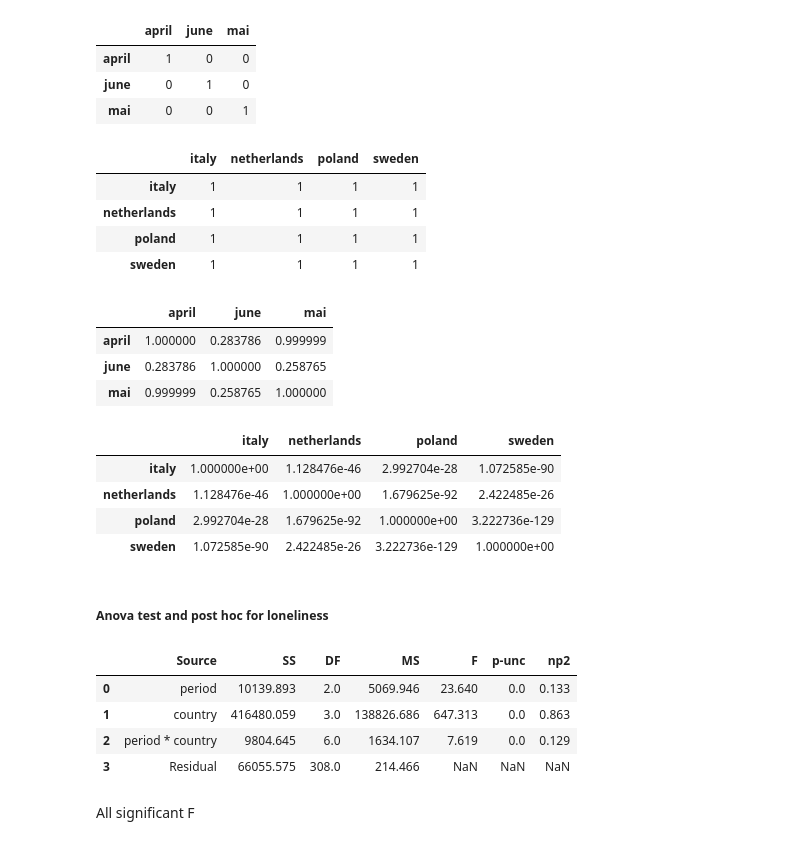
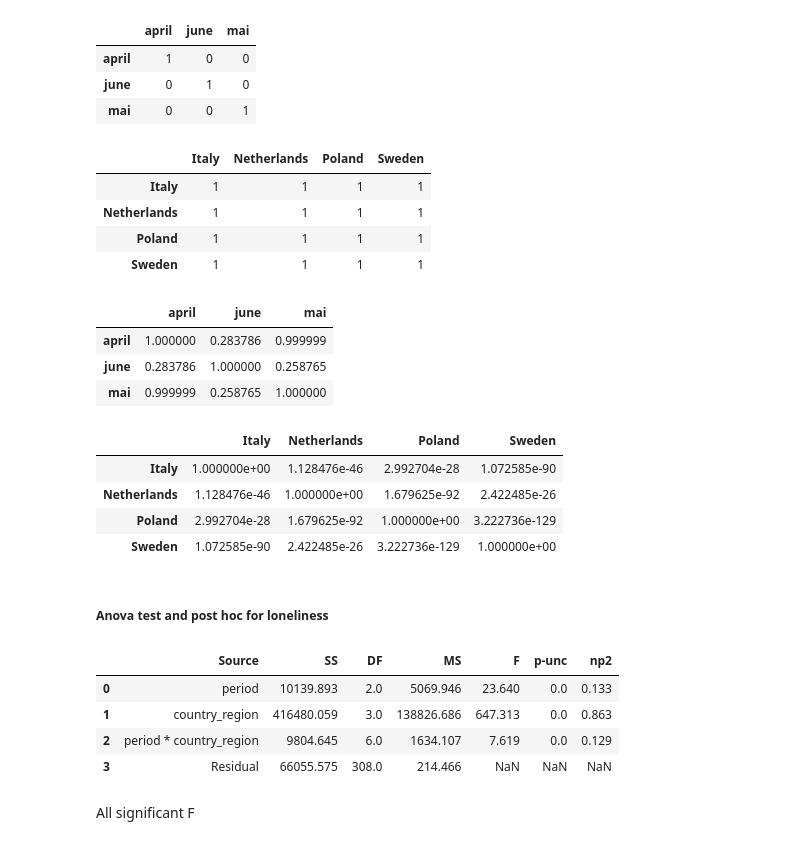
Before and after one commit to epfl-ada/ada-2022-project-adamsleg, a Jupyter notebook: pageviews_vs_covidistress.ipynb, the cells around one changed output. Cells and saved outputs as stored; diff of their text form; code cells hidden in the pictures.

```diff
--- a/pageviews_vs_covidistress.ipynb
+++ b/pageviews_vs_covidistress.ipynb
@@ -372,7 +473,7 @@ def get_apple_data(lang):
     return df
 
 def get_google_data(lang):
-    df = google_mobility_data[google_mobility_data['country_region_code'] == lang.upper()]
+    df = google_mobility_data[google_mobility_data['country_region'] == region[lang]]
     df = df[df['sub_region_1'].isna()] #keep only rows with country level data (for italy only using sub_region_1 is enough)
     df = df.dropna(axis=1, how='all') #keep only rows without NaN values(should drop all "sub_region"s)
     df = df.interpolate() #replace NaN values with average of bfill and ffill (No NaN values in this filtered dataframe but not necessarily the case)
@@ -393,7 +494,7 @@ def merge_datasets(pageviews, apple, google):
     df = pd.merge(df, google, left_index=True, right_index=True)
     return df
 
-def loop(lang, diseases):
+def get_dfs(lang, diseases):
     pageviews = get_pageviews_data(lang)
     apple = get_apple_data(lang)
     google = get_google_data(lang)
@@ -401,10 +502,10 @@ def loop(lang, diseases):
     return df
 # %%
 #get dataframes for each country
-df_pv_italy_all = loop('it', diseases_names['en'])
-df_pv_netherlands_all = loop('nl', diseases_names['en'])
-df_pv_sweden_all = loop('sv', diseases_names['en'])
-df_pv_poland_all = loop('pl', diseases_names['en'])
+df_pv_italy_all = get_dfs('it', diseases_names['en'])
+df_pv_netherlands_all = get_dfs('nl', diseases_names['en'])
+df_pv_sweden_all = get_dfs('sv', diseases_names['en'])
+df_pv_poland_all = get_dfs('pl', diseases_names['en'])
 
 START_CD = pd.to_datetime('2020-03-30')
 END_CD = pd.to_datetime('2020-06-17')
@@ -572,13 +638,13 @@ sp.posthoc_tukey_hsd(df_pv['stress'], df_pv['period'], alpha=alpha_sidak)
 | june | 0 | 1 | 0 |
 | mai | 0 | 0 | 1 |
 # %%
-sp.posthoc_tukey_hsd(df_pv['stress'], df_pv['country'], alpha=alpha_sidak)
+sp.posthoc_tukey_hsd(df_pv['stress'], df_pv['country_region'], alpha=alpha_sidak)
 # %% [output]
-|  | italy | netherlands | poland | sweden |
-| italy | 1 | 1 | 1 | 1 |
-| netherlands | 1 | 1 | 1 | 1 |
-| poland | 1 | 1 | 1 | 1 |
-| sweden | 1 | 1 | 1 | 1 |
+|  | Italy | Netherlands | Poland | Sweden |
+| Italy | 1 | 1 | 1 | 1 |
+| Netherlands | 1 | 1 | 1 | 1 |
+| Poland | 1 | 1 | 1 | 1 |
+| Sweden | 1 | 1 | 1 | 1 |
 # %%
 sp.posthoc_conover(df_pv, val_col='stress', group_col='period', p_adjust='sidak')
 # %% [output]
@@ -587,22 +653,22 @@ sp.posthoc_conover(df_pv, val_col='stress', group_col='period', p_adjust='sidak'
 | june | 0.283786 | 1.000000 | 0.258765 |
 | mai | 0.999999 | 0.258765 | 1.000000 |
 # %%
-sp.posthoc_conover(df_pv, val_col='stress', group_col='country', p_adjust='sidak')
+sp.posthoc_conover(df_pv, val_col='stress', group_col='country_region', p_adjust='sidak')
 # %% [output]
-|  | italy | netherlands | poland | sweden |
-| italy | 1.000000e+00 | 1.128476e-46 | 2.992704e-28 | 1.072585e-90 |
-| netherlands | 1.128476e-46 | 1.000000e+00 | 1.679625e-92 | 2.422485e-26 |
-| poland | 2.992704e-28 | 1.679625e-92 | 1.000000e+00 | 3.222736e-129 |
-| sweden | 1.072585e-90 | 2.422485e-26 | 3.222736e-129 | 1.000000e+00 |
+|  | Italy | Netherlands | Poland | Sweden |
+| Italy | 1.000000e+00 | 1.128476e-46 | 2.992704e-28 | 1.072585e-90 |
+| Netherlands | 1.128476e-46 | 1.000000e+00 | 1.679625e-92 | 2.422485e-26 |
+| Poland | 2.992704e-28 | 1.679625e-92 | 1.000000e+00 | 3.222736e-129 |
+| Sweden | 1.072585e-90 | 2.422485e-26 | 3.222736e-129 | 1.000000e+00 |
 # %% [markdown]
 ##### Anova test and post hoc for loneliness
 # %%
-df_pv.anova(dv='loneliness', between=['period', 'country']).round(3)
+df_pv.anova(dv='loneliness', between=['period', 'country_region']).round(3)
 # %% [output]
 |  | Source | SS | DF | MS | F | p-unc | np2 |
 | 0 | period | 10139.893 | 2.0 | 5069.946 | 23.640 | 0.0 | 0.133 |
-| 1 | country | 416480.059 | 3.0 | 138826.686 | 647.313 | 0.0 | 0.863 |
-| 2 | period * country | 9804.645 | 6.0 | 1634.107 | 7.619 | 0.0 | 0.129 |
+| 1 | country_region | 416480.059 | 3.0 | 138826.686 | 647.313 | 0.0 | 0.863 |
+| 2 | period * country_region | 9804.645 | 6.0 | 1634.107 | 7.619 | 0.0 | 0.129 |
 | 3 | Residual | 66055.575 | 308.0 | 214.466 | NaN | NaN | NaN |
 # %% [markdown]
 All significant F
```
Also changed, not shown: parts of 35 cells of this notebook.
